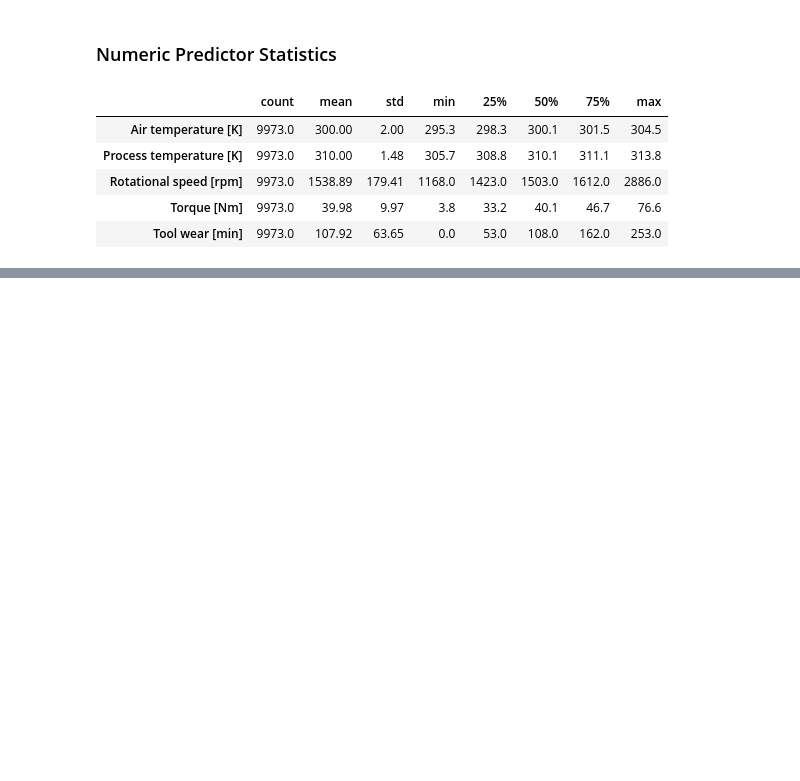
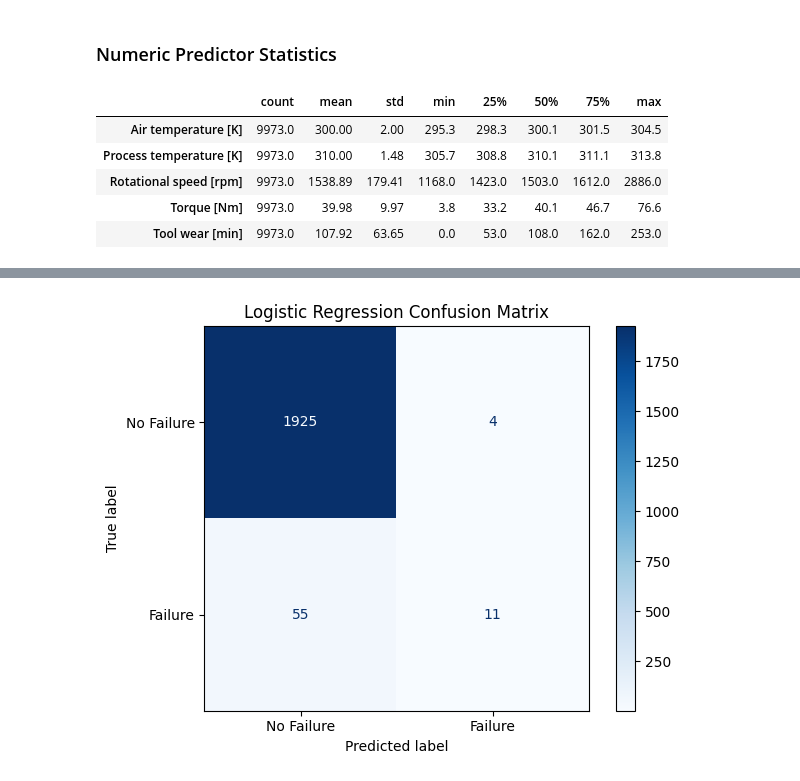
Before and after one commit to 37216110/cis480_capstone, a Jupyter notebook: notebooks/analysis/first_vertical_slice.ipynb, the cells around one changed output, grey strips where cells are left out. Drawn from its saved outputs; the diff is of its cells as text; code cells hidden in the pictures; blank space fills up the shorter version.

```diff
--- a/notebooks/analysis/first_vertical_slice.ipynb
+++ b/notebooks/analysis/first_vertical_slice.ipynb
@@ -343,0 +483,14 @@ display(numeric_summary)
+# %%
+ConfusionMatrixDisplay.from_predictions(
+    y_test,
+    y_pred,
+    display_labels=["No Failure", "Failure"],
+    cmap="Blues",
+    values_format="d"
+)
+
+plt.title("Logistic Regression Confusion Matrix")
+plt.tight_layout()
+plt.show()
+# %% [output]
+[figure, added]
```
Also changed, not shown: parts of 9 cells of this notebook.
